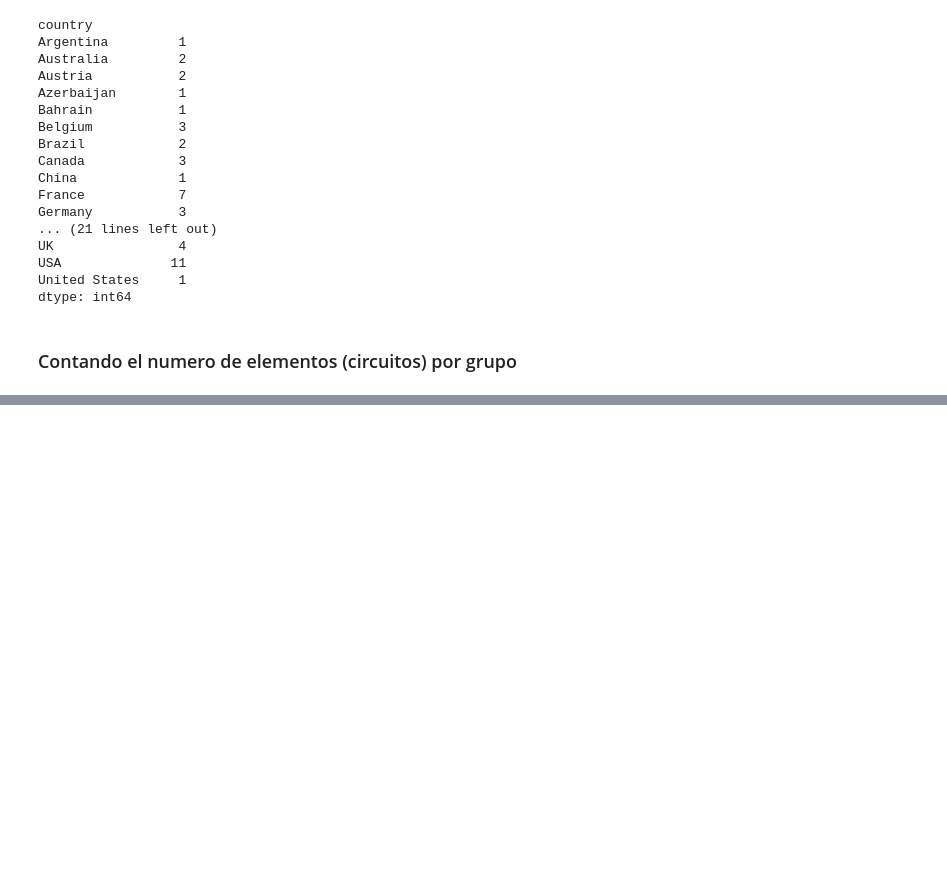
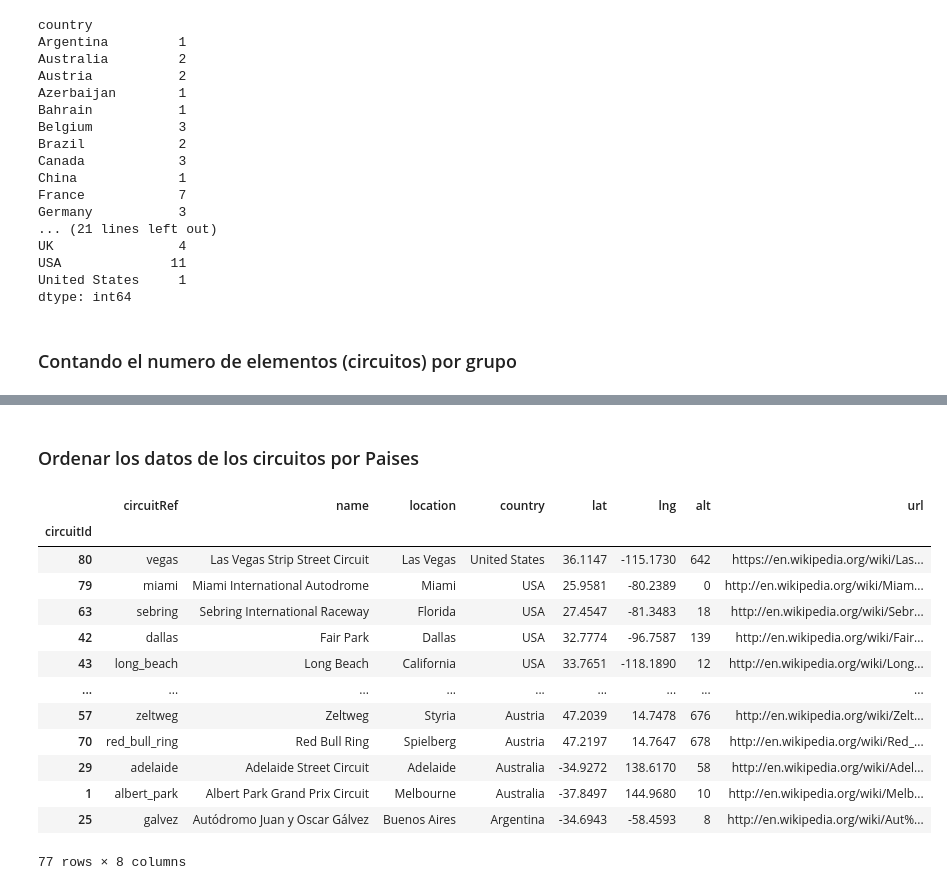
Before and after one commit to DervisMartinez/data-analysis-pandas, a Jupyter notebook: notebooks/Formula 1 World Championship (1950 - 2024).ipynb, the cells around one changed output, grey strips where cells are left out. Saved outputs shown, nothing was run; the diff lists cells and outputs as text; code cells hidden in the pictures; blank space fills up the shorter version.

```diff
--- a/notebooks/Formula 1 World Championship (1950 - 2024).ipynb
+++ b/notebooks/Formula 1 World Championship (1950 - 2024).ipynb
@@ -62,0 +159,19 @@ NameError: name 'circuits_by_country_element' is not defined
+# %% [markdown]
+### Ordenar los datos de los circuitos por Paises
+# %%
+df_circuits.sort_values(by='country' ,ascending = False)
+# %% [output]
+|  | circuitRef | name | location | country | lat | lng | alt | url |
+| circuitId |  |  |  |  |  |  |  |  |
+| 80 | vegas | Las Vegas Strip Street Circuit | Las Vegas | United States | 36.1147 | -115.1730 | 642 | https://en.wikipedia.org/wiki/Las... |
+| 79 | miami | Miami International Autodrome | Miami | USA | 25.9581 | -80.2389 | 0 | http://en.wikipedia.org/wiki/Miam... |
+| 63 | sebring | Sebring International Raceway | Florida | USA | 27.4547 | -81.3483 | 18 | http://en.wikipedia.org/wiki/Sebr... |
+| 42 | dallas | Fair Park | Dallas | USA | 32.7774 | -96.7587 | 139 | http://en.wikipedia.org/wiki/Fair... |
+| 43 | long_beach | Long Beach | California | USA | 33.7651 | -118.1890 | 12 | http://en.wikipedia.org/wiki/Long... |
+| ... | ... | ... | ... | ... | ... | ... | ... | ... |
+| 57 | zeltweg | Zeltweg | Styria | Austria | 47.2039 | 14.7478 | 676 | http://en.wikipedia.org/wiki/Zelt... |
+| 70 | red_bull_ring | Red Bull Ring | Spielberg | Austria | 47.2197 | 14.7647 | 678 | http://en.wikipedia.org/wiki/Red_... |
+| 29 | adelaide | Adelaide Street Circuit | Adelaide | Australia | -34.9272 | 138.6170 | 58 | http://en.wikipedia.org/wiki/Adel... |
+| 1 | albert_park | Albert Park Grand Prix Circuit | Melbourne | Australia | -37.8497 | 144.9680 | 10 | http://en.wikipedia.org/wiki/Melb... |
+| 25 | galvez | Autódromo Juan y Oscar Gálvez | Buenos Aires | Argentina | -34.6943 | -58.4593 | 8 | http://en.wikipedia.org/wiki/Aut%... |
+77 rows × 8 columns
```
Also changed, not shown: parts of 9 cells of this notebook.
